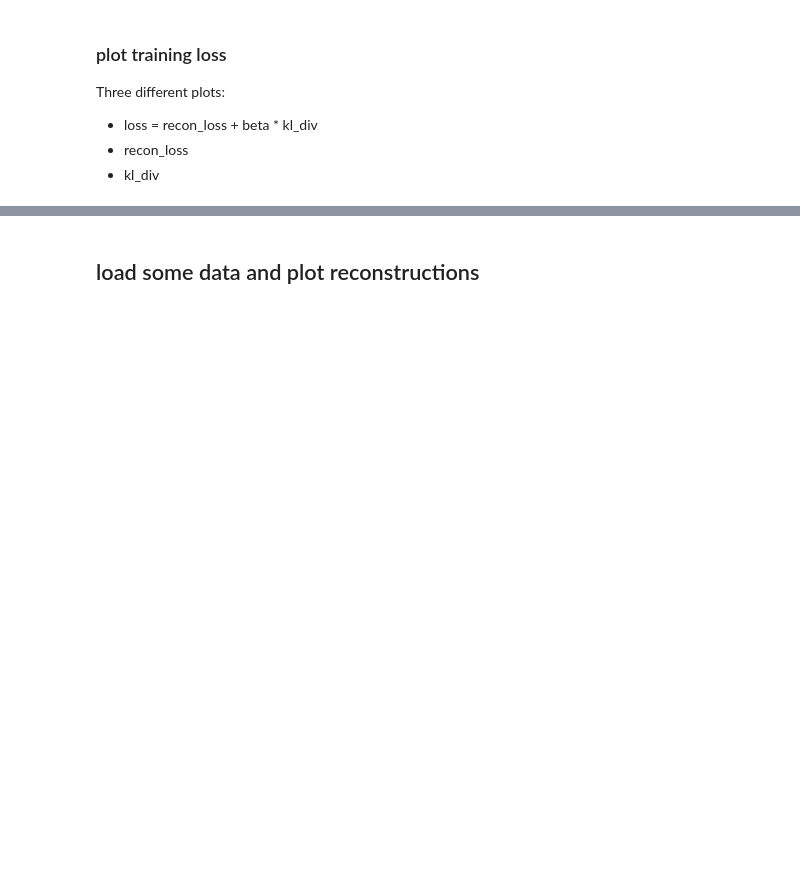
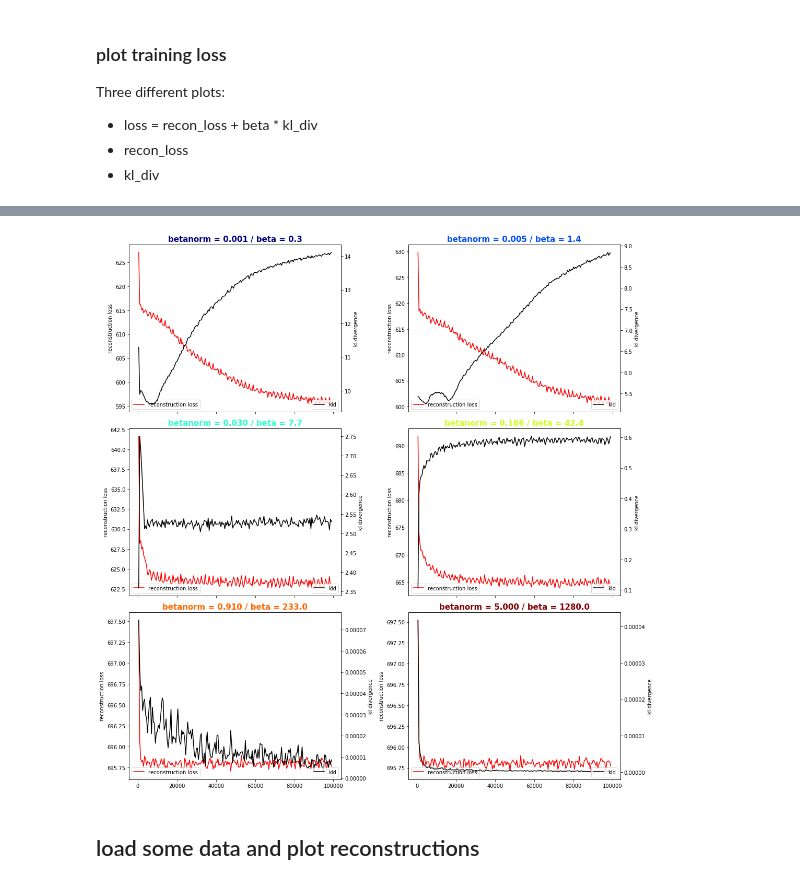
Before and after one commit to zahariaa/disentangled-dynamics, a Jupyter notebook: src/bVAE/VisualizeBetaStaticVAE32(circle)_4latents_training_05_15_2019.ipynb, the cells around one changed output, grey strips where cells are left out. Cells and saved outputs as stored; diff of their text form; code cells hidden in the pictures; blank space fills up the shorter version.

```diff
--- a/src/bVAE/VisualizeBetaStaticVAE32(circle)_4latents_training_05_15_2019.ipynb
+++ b/src/bVAE/VisualizeBetaStaticVAE32(circle)_4latents_training_05_15_2019.ipynb
@@ -95,3 +103,32 @@ for ii,nb in enumerate(normalized_beta_values):
+# %%
+fig, ax = plt.subplots(3,2,sharey=False,sharex=True, figsize=(15,15))
+ax = ax.flatten()
+
+col = plt.cm.jet(np.linspace(0,1,len(normalized_beta_values)))
+ax2 = list()
+for ii,nb in enumerate(normalized_beta_values):
+    logged_steps = training_stats[ii]['iter'][:idx_lim]
+    recon_loss = np.array(training_stats[ii]['recon_loss'][:idx_lim])
+    total_kld = np.array(training_stats[ii]['total_kld'][:idx_lim])
+
+    ax[ii].plot(logged_steps, recon_loss, color='r', label='reconstruction loss')
+    ax2.append(ax[ii].twinx())
+
+    ax2[ii].plot(logged_steps, total_kld, color='k', label='kld')
+
+    ##ax[0].set(ylabel='loss')
+    #ax[1].set(ylabel='reconstruction loss')
+    ax[ii].set(ylabel='reconstruction loss')
+    ax2[ii].set(ylabel='kl divergence')
+    plt.title('betanorm = %0.3f / beta = %0.1f' % (normalized_beta_values[ii],beta[ii]), color=col[ii],
+              fontweight='bold', fontsize = 15)
+
+    ax[ii].legend(loc=3)
+    ax2[ii].legend(loc=4)
+
+fig.tight_layout()
+# %% [output]
+[figure, added]
 # %% [markdown]
 ## load some data and plot reconstructions
 # %%
```
Also changed, not shown: parts of 8 cells of this notebook, 13 other files.
